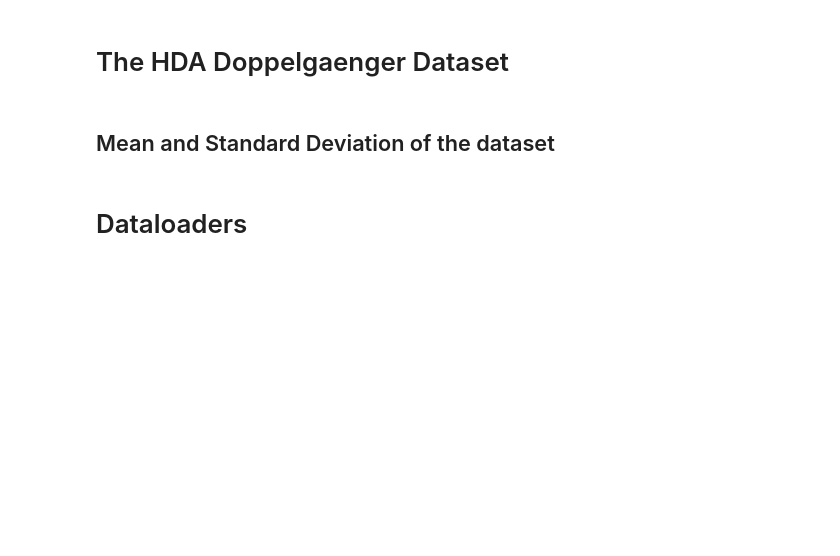
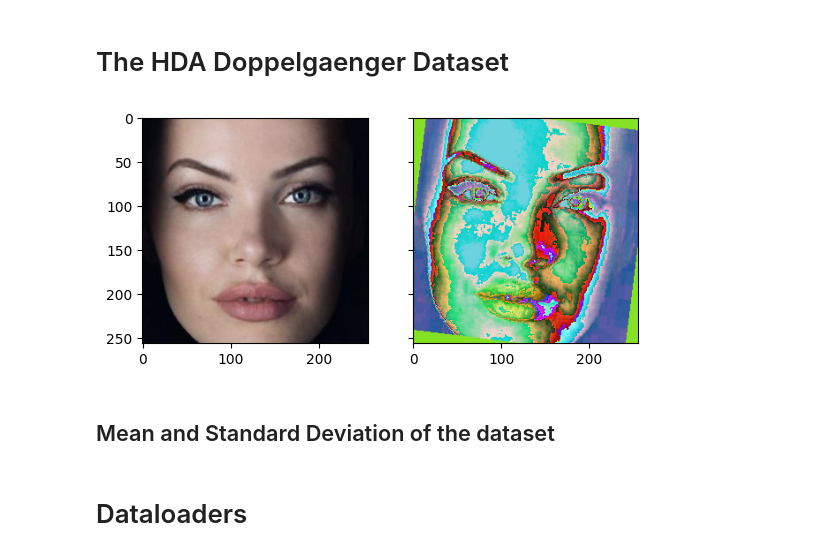
Before and after one commit to LucaFranceschi01/DL-2024, a Jupyter notebook: FINAL/FinalProject.ipynb, the cells around one changed output. Saved outputs shown, nothing was run; the diff lists cells and outputs as text; code cells hidden in the pictures; blank space fills up the shorter version.

```diff
--- a/FINAL/FinalProject.ipynb
+++ b/FINAL/FinalProject.ipynb
@@ -125,22 +129,32 @@ class HDA_Doppelgaenger(torch.utils.data.Dataset):
 
         return mean, np.sqrt(sum - np.power(mean, 2))
 # %%
-dataset = HDA_Doppelgaenger(seed=fixed_seed)
+dataset = HDA_Doppelgaenger(dataset_version='F_dataset.json')
 
 HDA_mean, HDA_std = dataset.mean_std()
 
 base_transform = transforms.Compose(
     [transforms.ToTensor(),
      transforms.Normalize(HDA_mean, HDA_std)])
 
+augm_transform = transforms.Compose(
+     [transforms.RandomHorizontalFlip(0.5),
+     transforms.RandomGrayscale(0.2),
+     transforms.ColorJitter(0.5, 0.5, 0.5, 0.5),
+     transforms.RandomAffine(45),
+     transforms.ToTensor(),
+     transforms.Normalize(HDA_mean, HDA_std)])
+
 fig, axs = plt.subplots(1, 2, sharex=True, sharey=True)
 
 axs[0].imshow(dataset[0][1])
-dataset.transform = base_transform
+dataset.transform = augm_transform
 
 toimage = transforms.ToPILImage()
 axs[1].imshow(toimage(dataset[0][1]))
 plt.show()
+# %% [output]
+[figure, added]
 # %% [markdown]
 ## Mean and Standard Deviation of the dataset
 # %% [markdown]
```
Also changed, not shown: parts of 7 cells of this notebook, 3 other files.
